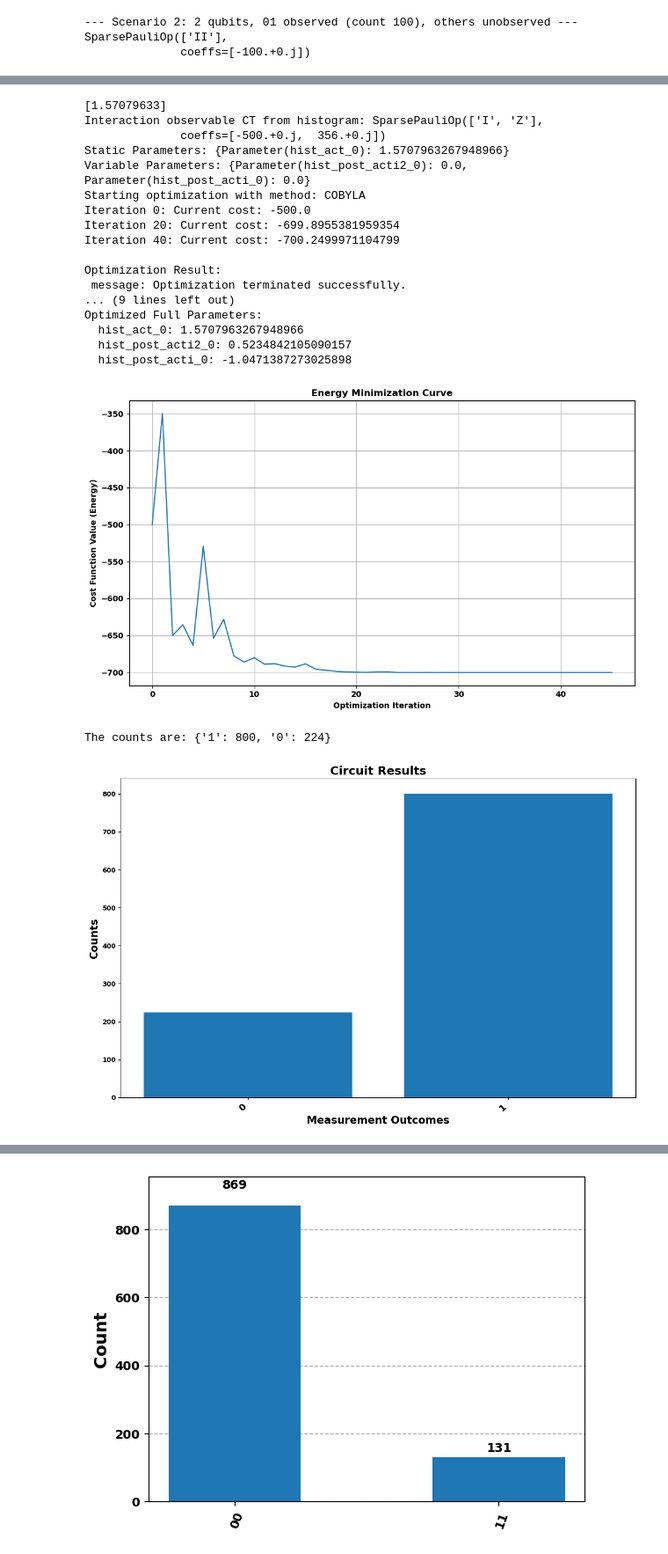
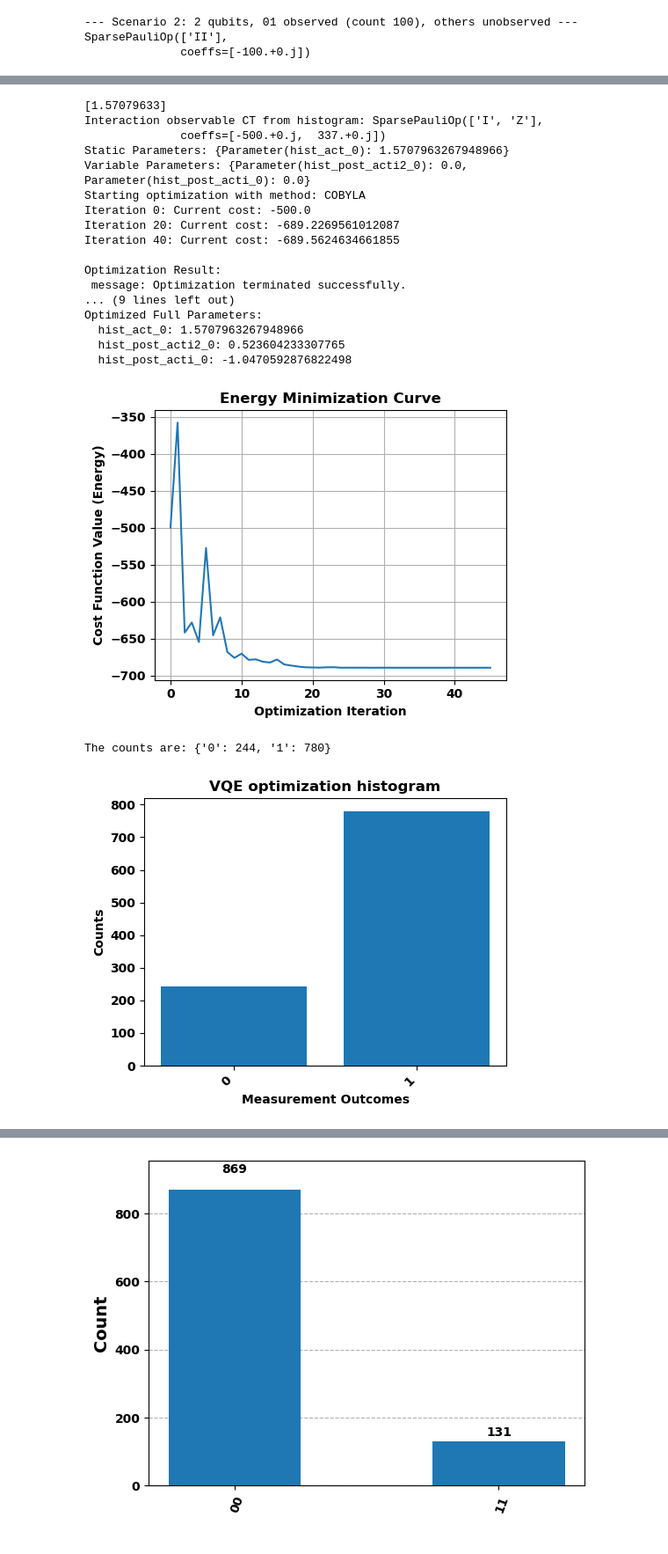
Before and after one commit to cailab-tamu/QuantumXCT, a Jupyter notebook: python/bell_dist_opt.ipynb, the cells around one changed output, grey strips where cells are left out. Shown at 88% size. Saved outputs shown, nothing was run; the diff lists cells and outputs as text; code cells hidden in the pictures.

Commit message:
Plotting svgs from bell distributions

```diff
--- a/python/bell_dist_opt.ipynb
+++ b/python/bell_dist_opt.ipynb
@@ -218,41 +216,42 @@ min_ones = 0
 result_interaction_bfgs, optimized_full_params, cost_values = vqe_solver(
     histogram_data,
     cirq, # Renamed from 'cirquit' for common convention
     act_percentages, # Renamed from 'act_percentages' for consistency with create_parameter_dictionaries_cust
     cost_func_wrapper, # This function needs to be defined to accept the correct arguments (see comments below)
     min_ones_obs=min_ones, # Added as an explicit argument for flexibility
     optimizer_method="COBYLA",# COBYLA | L-BFGS-B
 )
 
 # Plot the cost function values
-plt.figure(figsize=(10, 6))
+plt.figure(figsize=(5, 4))
 plt.plot(cost_values)
 plt.xlabel("Optimization Iteration")
 plt.ylabel("Cost Function Value (Energy)")
 plt.title("Energy Minimization Curve")
 plt.grid(True)
 plt.tight_layout()
+plt.savefig('vqe_3_4pi_opt.svg', bbox_inches='tight')
 plt.show()
-counts, bound_circuit = evaluate_and_plot_ansatz(cirq, optimized_full_params, shots=1024, title="Circuit Results")
-bound_circuit.draw(output="mpl", style="clifford", fold=40)  # Show the circuit plot
+counts, bound_circuit = evaluate_and_plot_ansatz(cirq, optimized_full_params, shots=1024, title="VQE optimization histogram", figsize=(5, 4), filename='hist_vqe_3_4pi_opt.svg' )
+bound_circuit.draw(output="mpl", style="clifford", fold=40, scale=2.0, filename='circuit_vqe_3_4pi_opt.svg')  # Show the circuit plot
 # %% [output]
 [1.57079633]
 Interaction observable CT from histogram: SparsePauliOp(['I', 'Z'],
-              coeffs=[-500.+0.j,  356.+0.j])
+              coeffs=[-500.+0.j,  337.+0.j])
 Static Parameters: {Parameter(hist_act_0): 1.5707963267948966}
 Variable Parameters: {Parameter(hist_post_acti2_0): 0.0, Parameter(hist_post_acti_0): 0.0}
 Starting optimization with method: COBYLA
 Iteration 0: Current cost: -500.0
-Iteration 20: Current cost: -699.8955381959354
-Iteration 40: Current cost: -700.2499971104799
+Iteration 20: Current cost: -689.2269561012087
+Iteration 40: Current cost: -689.5624634661855
 
 Optimization Result:
  message: Optimization terminated successfully.
 ... (9 lines left out)
 Optimized Full Parameters:
   hist_act_0: 1.5707963267948966
-  hist_post_acti2_0: 0.5234842105090157
-  hist_post_acti_0: -1.0471387273025898
+  hist_post_acti2_0: 0.523604233307765
+  hist_post_acti_0: -1.0470592876822498
-[figure, old version]
+[figure, new version]
-The counts are: {'1': 800, '0': 224}
+The counts are: {'0': 244, '1': 780}
-[figure, old version]
+[figure, new version]
```
Also changed, not shown: parts of 11 cells of this notebook, 1 other file.
